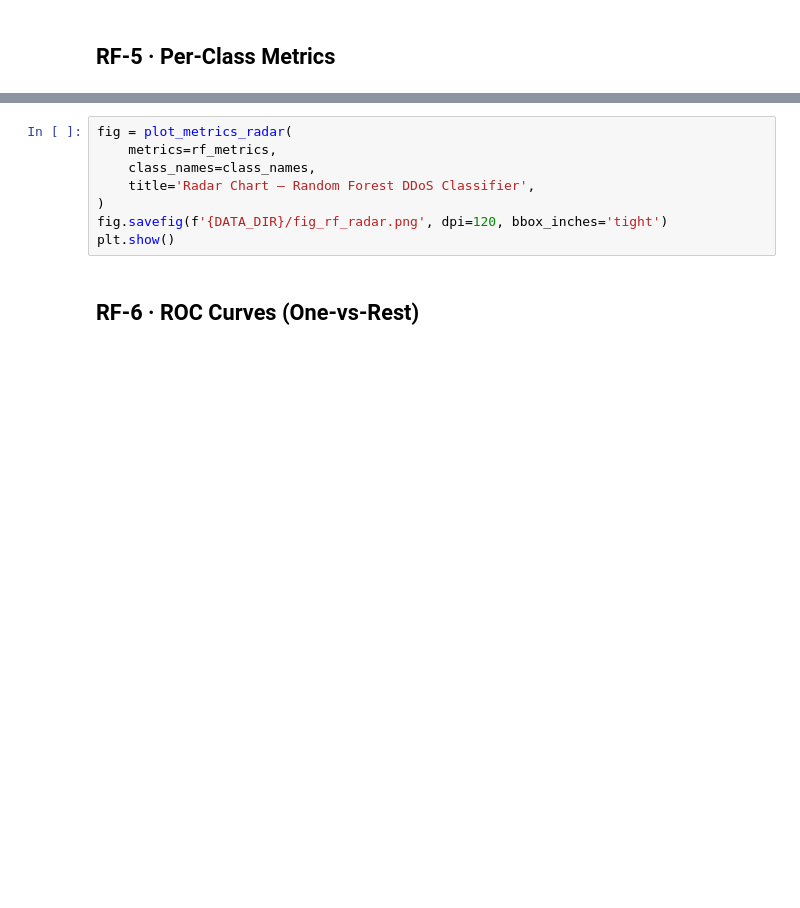
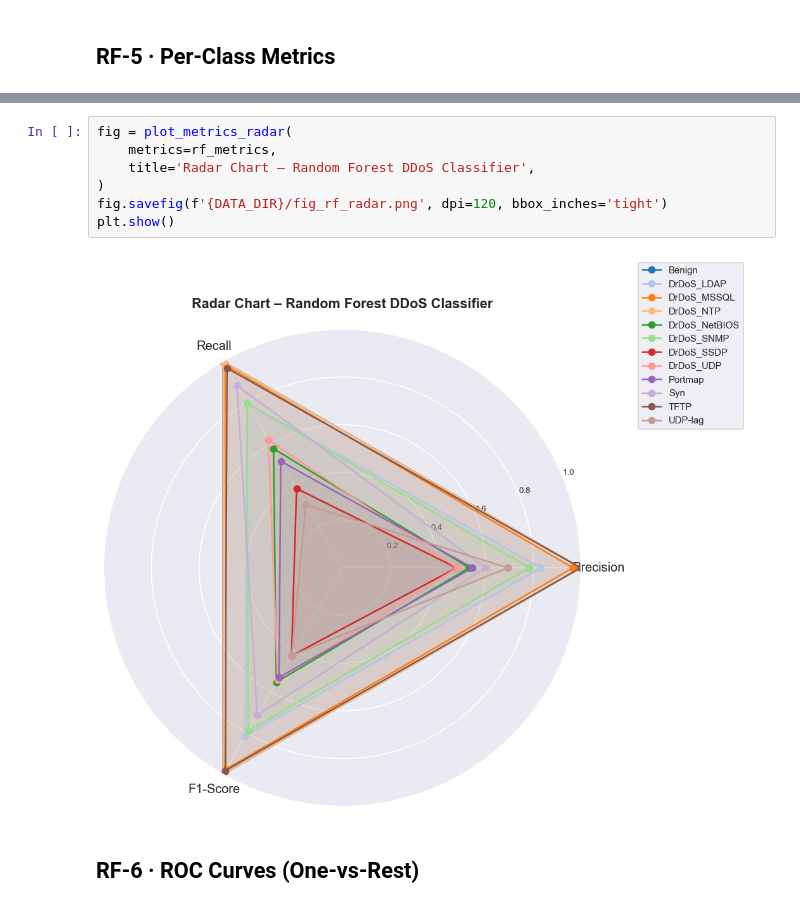
Before and after one commit to MosaAmran11/Transformer-DDoS-Detector, a Jupyter notebook: notebooks/ddos2019-ids2018/03_model_training.ipynb, the cells around one changed output, grey strips where cells are left out. Saved outputs shown, nothing was run; the diff lists cells and outputs as text; blank space fills up the shorter version.

```diff
--- a/notebooks/ddos2019-ids2018/03_model_training.ipynb
+++ b/notebooks/ddos2019-ids2018/03_model_training.ipynb
@@ -501,11 +543,12 @@ plt.show()
 # %%
 fig = plot_metrics_radar(
     metrics=rf_metrics,
-    class_names=class_names,
     title='Radar Chart – Random Forest DDoS Classifier',
 )
 fig.savefig(f'{DATA_DIR}/fig_rf_radar.png', dpi=120, bbox_inches='tight')
 plt.show()
+# %% [output]
+[figure, added]
 # %% [markdown]
 ## RF-6 · ROC Curves (One-vs-Rest)
 # %%
```
Also changed, not shown: parts of 11 cells of this notebook, 1 other file.
